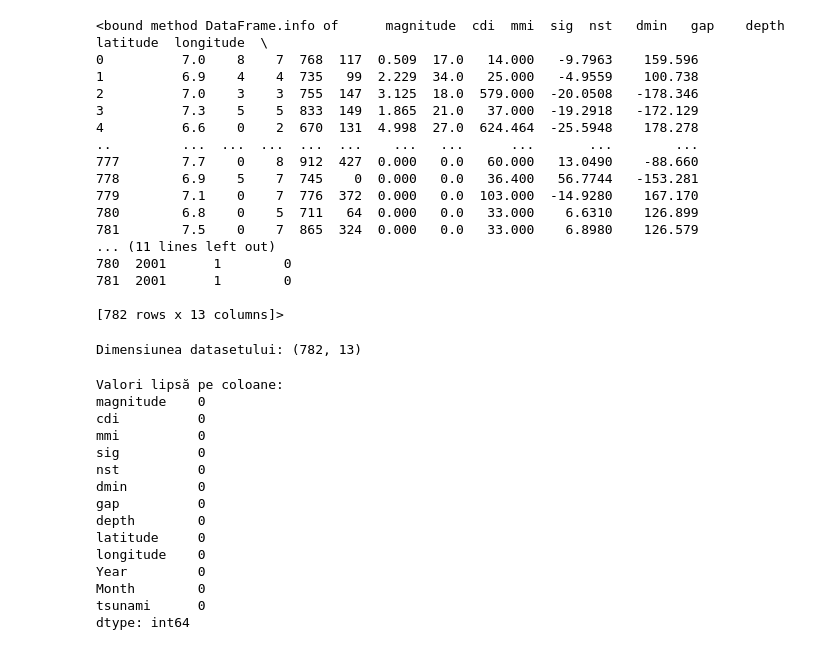
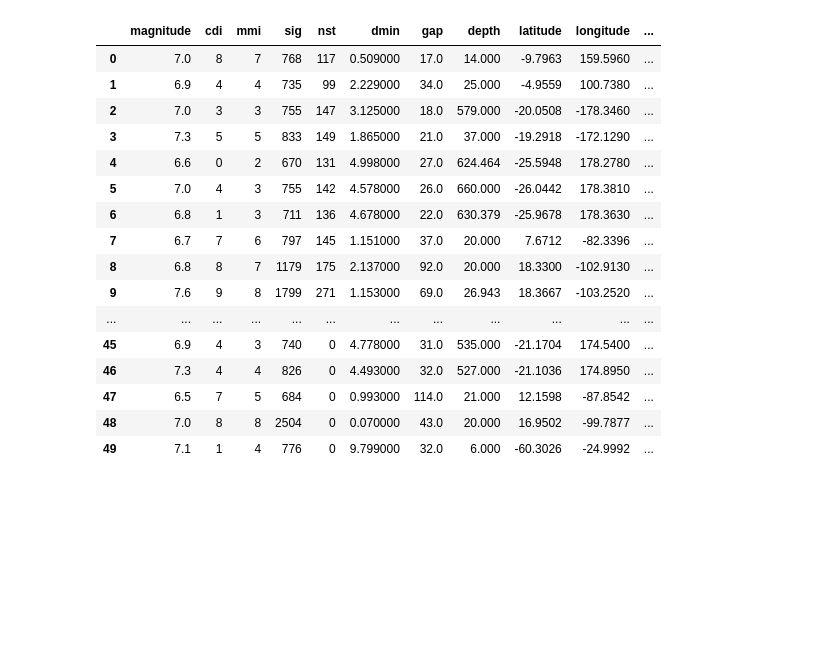
Before and after one commit to Nasalciuc/seismic_tsunami_ml_project, a Jupyter notebook: seismic_tsunami_analysis.ipynb, the cells around one changed output. Drawn from its saved outputs; the diff is of its cells as text; code cells hidden in the pictures; blank space fills up the shorter version.

```diff
--- a/seismic_tsunami_analysis.ipynb
+++ b/seismic_tsunami_analysis.ipynb
@@ -23,6 +23,9 @@ from sklearn.inspection import permutation_importance
 # %%
 def load_and_explore_data():
     """Load and perform initial exploration of the tsunami dataset"""
+    df = pd.read_csv('earthquake_data_tsunami.csv')
+    df.info()
+    return df
 
-    # Load the dataset
-    df = pd.read_csv('earthquake_data_tsunami.csv')
+# Apelează funcția și salvează rezultatul
+df = load_and_explore_data()
@@ -29,43 +53,20 @@ def load_and_explore_data():
-# %%
-df.info
-# %% [output]
-<bound method DataFrame.info of      magnitude  cdi  mmi  sig  nst   dmin   gap    depth  latitude  longitude  \
-0          7.0    8    7  768  117  0.509  17.0   14.000   -9.7963    159.596
-1          6.9    4    4  735   99  2.229  34.0   25.000   -4.9559    100.738
-2          7.0    3    3  755  147  3.125  18.0  579.000  -20.0508   -178.346
-3          7.3    5    5  833  149  1.865  21.0   37.000  -19.2918   -172.129
-4          6.6    0    2  670  131  4.998  27.0  624.464  -25.5948    178.278
-..         ...  ...  ...  ...  ...    ...   ...      ...       ...        ...
-777        7.7    0    8  912  427  0.000   0.0   60.000   13.0490    -88.660
-778        6.9    5    7  745    0  0.000   0.0   36.400   56.7744   -153.281
-779        7.1    0    7  776  372  0.000   0.0  103.000  -14.9280    167.170
-780        6.8    0    5  711   64  0.000   0.0   33.000    6.6310    126.899
-781        7.5    0    7  865  324  0.000   0.0   33.000    6.8980    126.579
-... (11 lines left out)
-780  2001      1        0
-781  2001      1        0
-
-[782 rows x 13 columns]>
-# %%
-print("Dimensiunea datasetului:", df.shape)
-# %% [output]
-Dimensiunea datasetului: (782, 13)
-# %%
-print("\nValori lipsă pe coloane:")
-print(df.isnull().sum())
-# %% [output]
-Valori lipsă pe coloane:
-magnitude    0
-cdi          0
-mmi          0
-sig          0
-nst          0
-dmin         0
-gap          0
-depth        0
-latitude     0
-longitude    0
-Year         0
-Month        0
-tsunami      0
-dtype: int64
+# %%
+df.head(50)
+# %% [output]
+|  | magnitude | cdi | mmi | sig | nst | dmin | gap | depth | latitude | longitude | ... |
+| 0 | 7.0 | 8 | 7 | 768 | 117 | 0.509000 | 17.0 | 14.000 | -9.7963 | 159.5960 | ... |
+| 1 | 6.9 | 4 | 4 | 735 | 99 | 2.229000 | 34.0 | 25.000 | -4.9559 | 100.7380 | ... |
+| 2 | 7.0 | 3 | 3 | 755 | 147 | 3.125000 | 18.0 | 579.000 | -20.0508 | -178.3460 | ... |
+| 3 | 7.3 | 5 | 5 | 833 | 149 | 1.865000 | 21.0 | 37.000 | -19.2918 | -172.1290 | ... |
+| 4 | 6.6 | 0 | 2 | 670 | 131 | 4.998000 | 27.0 | 624.464 | -25.5948 | 178.2780 | ... |
+| 5 | 7.0 | 4 | 3 | 755 | 142 | 4.578000 | 26.0 | 660.000 | -26.0442 | 178.3810 | ... |
+| 6 | 6.8 | 1 | 3 | 711 | 136 | 4.678000 | 22.0 | 630.379 | -25.9678 | 178.3630 | ... |
+| 7 | 6.7 | 7 | 6 | 797 | 145 | 1.151000 | 37.0 | 20.000 | 7.6712 | -82.3396 | ... |
+| 8 | 6.8 | 8 | 7 | 1179 | 175 | 2.137000 | 92.0 | 20.000 | 18.3300 | -102.9130 | ... |
+| 9 | 7.6 | 9 | 8 | 1799 | 271 | 1.153000 | 69.0 | 26.943 | 18.3667 | -103.2520 | ... |
+| ... | ... | ... | ... | ... | ... | ... | ... | ... | ... | ... | ... |
+| 45 | 6.9 | 4 | 3 | 740 | 0 | 4.778000 | 31.0 | 535.000 | -21.1704 | 174.5400 | ... |
+| 46 | 7.3 | 4 | 4 | 826 | 0 | 4.493000 | 32.0 | 527.000 | -21.1036 | 174.8950 | ... |
+| 47 | 6.5 | 7 | 5 | 684 | 0 | 0.993000 | 114.0 | 21.000 | 12.1598 | -87.8542 | ... |
+| 48 | 7.0 | 8 | 8 | 2504 | 0 | 0.070000 | 43.0 | 20.000 | 16.9502 | -99.7877 | ... |
+| 49 | 7.1 | 1 | 4 | 776 | 0 | 9.799000 | 32.0 | 6.000 | -60.3026 | -24.9992 | ... |
```
Also changed, not shown: parts of 2 cells of this notebook.
